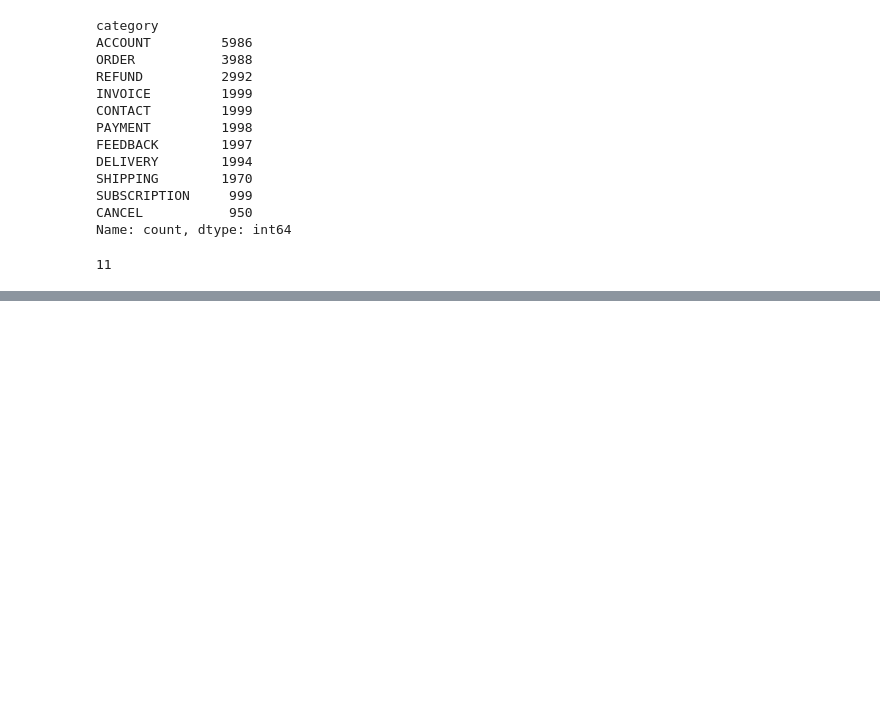
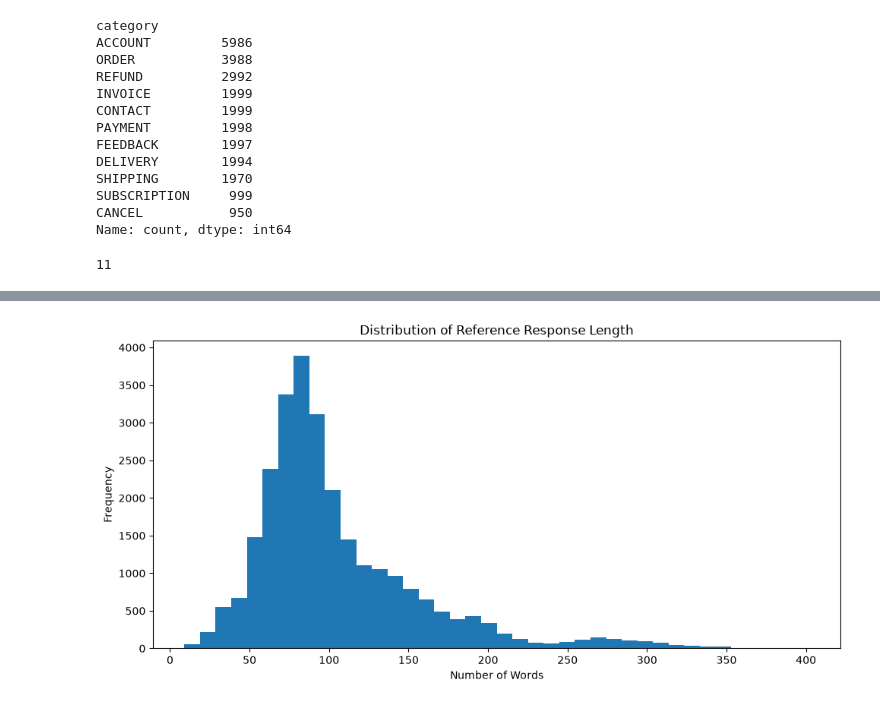
Before and after one commit to Charith-01/GenAI-Powered-Customer-Support-Assistant-with-RAG, a Jupyter notebook: notebooks/01_data_exploration.ipynb, the cells around one changed output, grey strips where cells are left out. Cells and saved outputs as stored; diff of their text form; code cells hidden in the pictures; blank space fills up the shorter version.

```diff
--- a/notebooks/01_data_exploration.ipynb
+++ b/notebooks/01_data_exploration.ipynb
@@ -118,0 +420,7 @@ df["category"].nunique()
+# %%
+df["response_word_count"] = (
+    df["response"]
+    .astype(str)
+    .str.split()
+    .str.len()
+)
@@ -118,0 +439,16 @@ df["category"].nunique()
+# %%
+plt.figure(figsize=(10, 5))
+
+plt.hist(
+    df["response_word_count"],
+    bins=40
+)
+
+plt.title("Distribution of Reference Response Length")
+plt.xlabel("Number of Words")
+plt.ylabel("Frequency")
+
+plt.tight_layout()
+plt.show()
+# %% [output]
+[figure, added]
```
Also changed, not shown: parts of 30 cells of this notebook.
